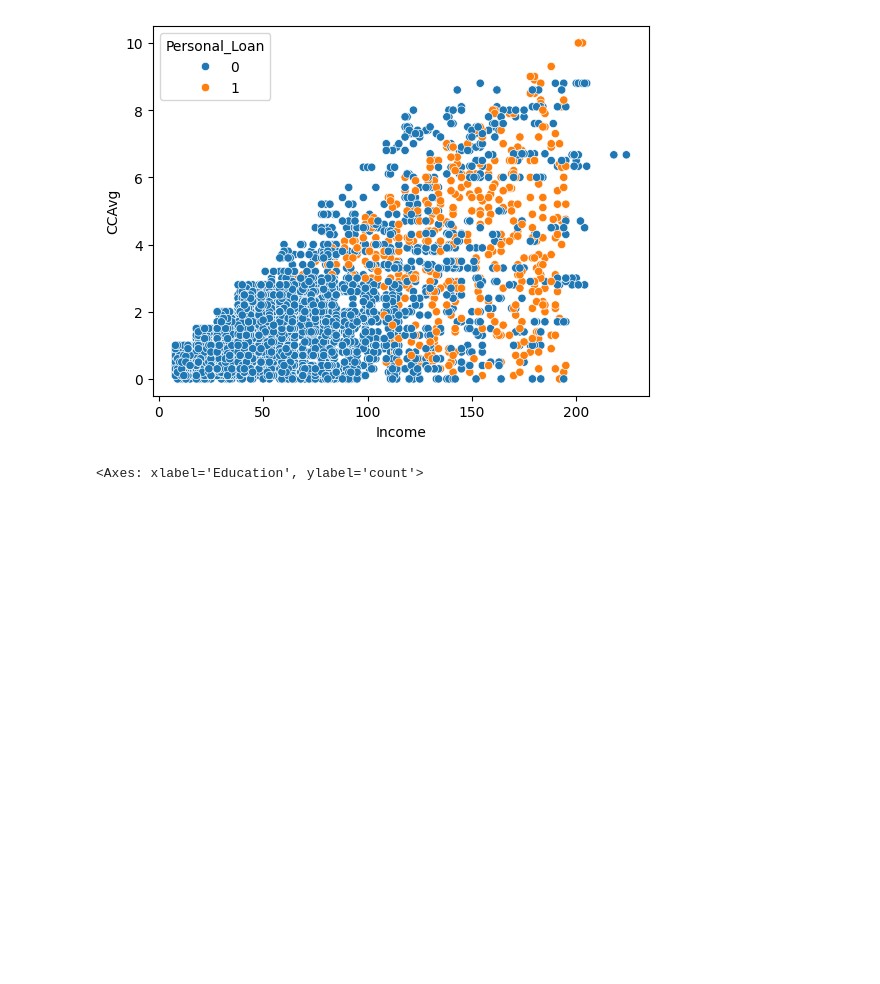
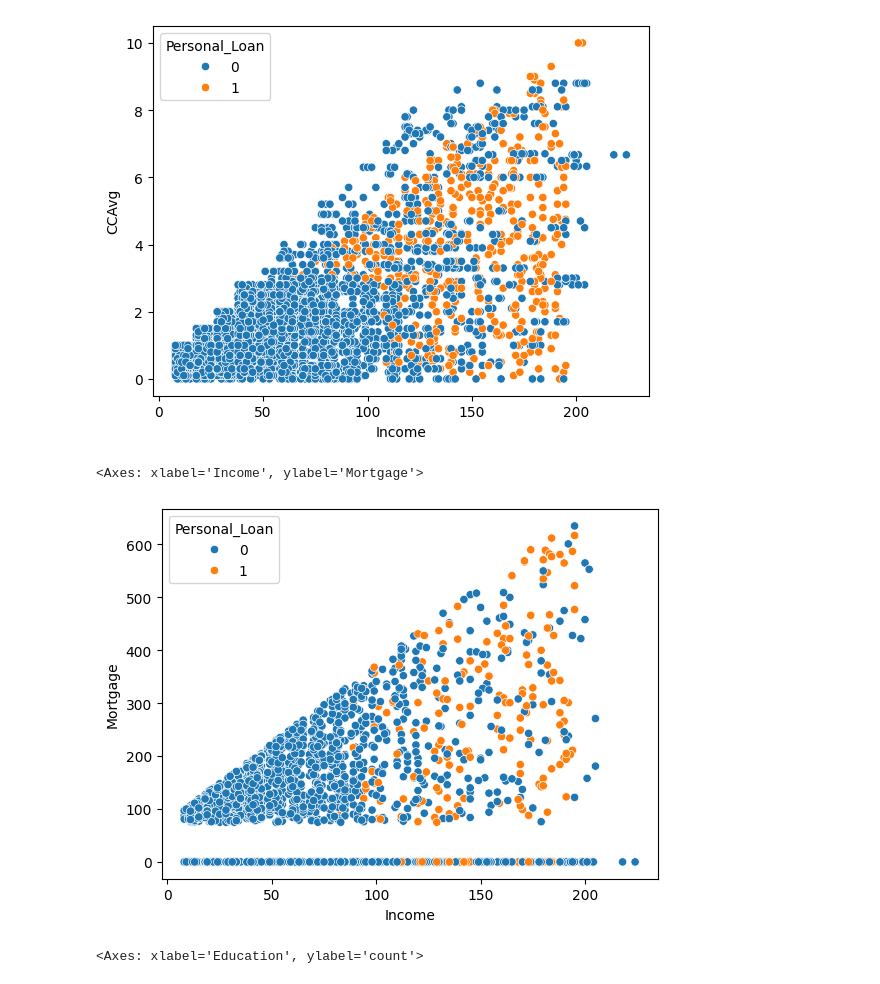
Before and after one commit to AkshayGovindaraj/GoogleColab, a Jupyter notebook: AIML_ML_Project_Full_Code_Notebookv1.ipynb, the cells around one changed output. Drawn from its saved outputs; the diff is of its cells as text; code cells hidden in the pictures; blank space fills up the shorter version.

```diff
--- a/AIML_ML_Project_Full_Code_Notebookv1.ipynb
+++ b/AIML_ML_Project_Full_Code_Notebookv1.ipynb
@@ -246,6 +262,11 @@ sns.scatterplot(data=data, x='Income', y='CCAvg', hue='Personal_Loan')
 # %% [output]
 <Axes: xlabel='Income', ylabel='CCAvg'>
 [figure]
+# %%
+sns.scatterplot(data=data, x='Income', y='Mortgage', hue='Personal_Loan')
+# %% [output]
+<Axes: xlabel='Income', ylabel='Mortgage'>
+[figure, added]
 # %%
 sns.countplot(data=data, x='Education', hue='Personal_Loan')
 #
```
Also changed, not shown: parts of 18 cells of this notebook.
